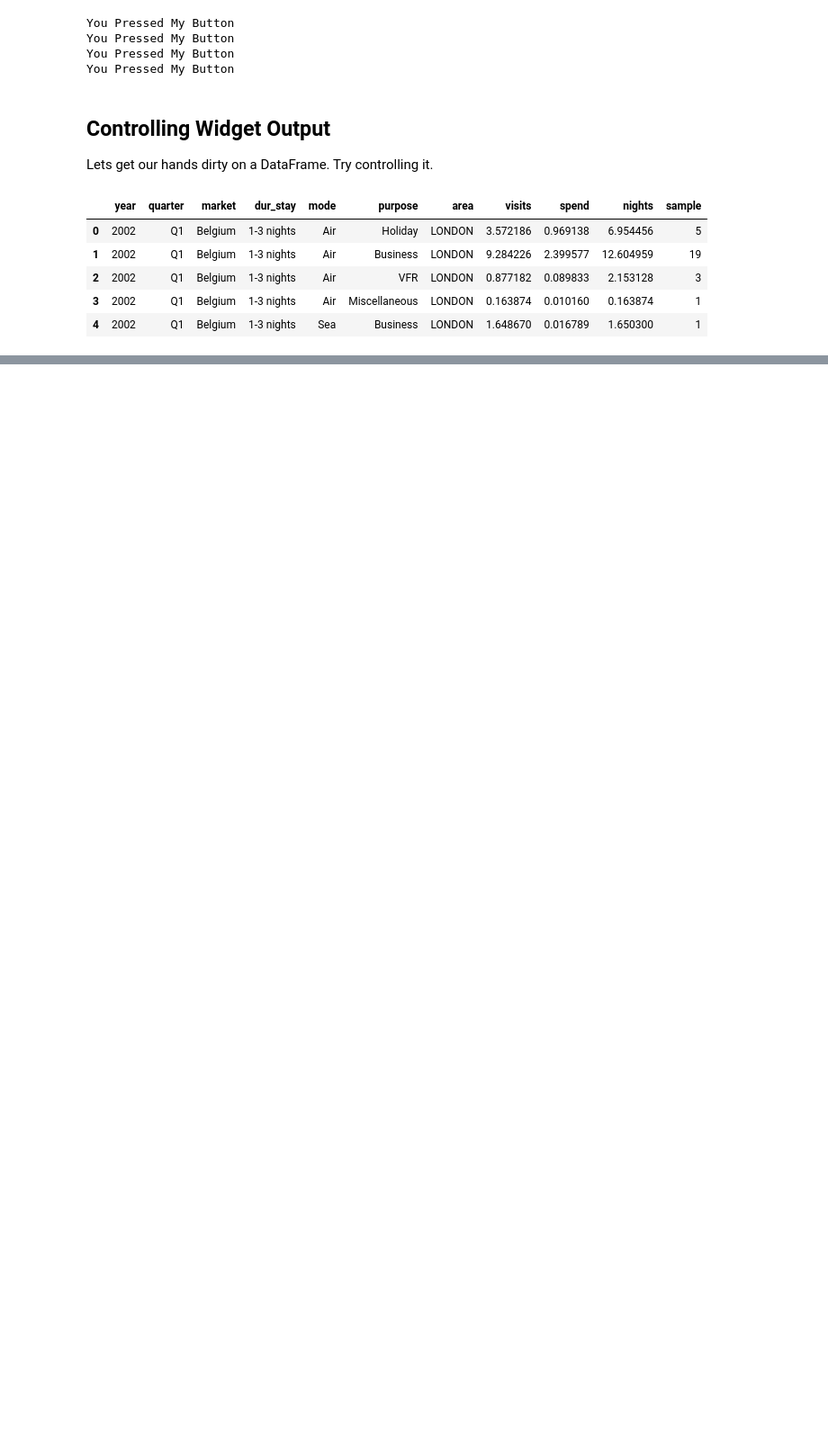
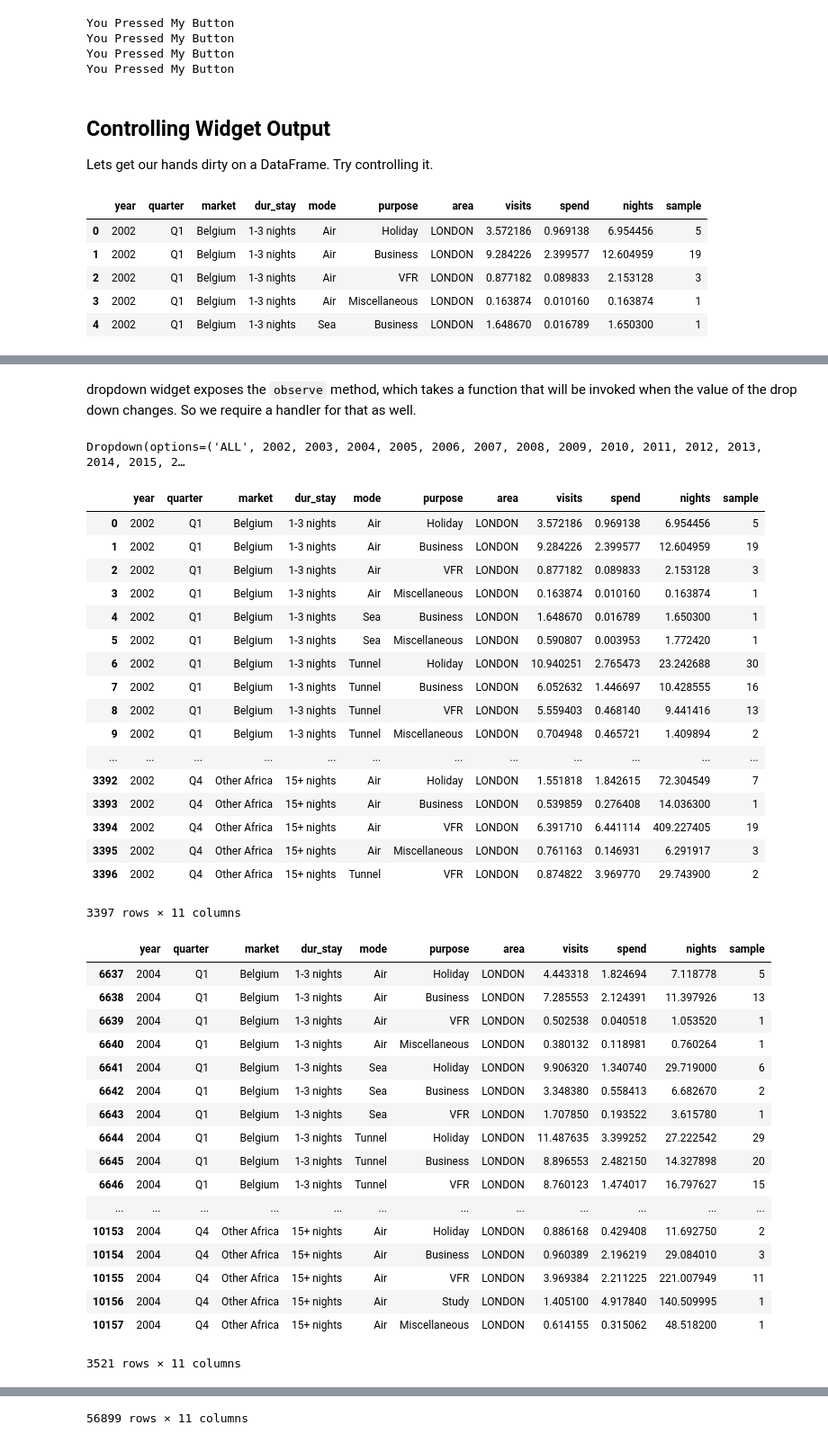
Before and after one commit to amitkan1995/21DaysOfMLCode, a Jupyter notebook: Day-11 Learning ipywidgets on Jupyter/widgets_handson.ipynb, the cells around one changed output, grey strips where cells are left out. Shown at 90% size. Drawn from its saved outputs; the diff is of its cells as text; code cells hidden in the pictures; blank space fills up the shorter version.

```diff
--- a/Day-11 Learning ipywidgets on Jupyter/widgets_handson.ipynb
+++ b/Day-11 Learning ipywidgets on Jupyter/widgets_handson.ipynb
@@ -112,0 +119,13 @@ df_london.head()
+# %%
+ALL = 'ALL'
+
+def unique_sorted_values_plus_ALL(arr):
+    unique = arr.unique().tolist()
+    unique.sort()
+    unique.insert(0,ALL)
+    return unique
+# %%
+## Lets Create a dropdown
+dropdown_year = widgets.Dropdown(options = unique_sorted_values_plus_ALL(df_london.year))
+# %% [markdown]
+ dropdown widget exposes the `observe` method, which takes a function that will be invoked when the value of the drop down changes. So we require a handler for that as well.
@@ -112,0 +142,41 @@ df_london.head()
+# %%
+# Lets try
+display(dropdown_year)
+# %% [output]
+Dropdown(options=('ALL', 2002, 2003, 2004, 2005, 2006, 2007, 2008, 2009, 2010, 2011, 2012, 2013, 2014, 2015, 2…
+|  | year | quarter | market | dur_stay | mode | purpose | area | visits | spend | nights | sample |
+| 0 | 2002 | Q1 | Belgium | 1-3 nights | Air | Holiday | LONDON | 3.572186 | 0.969138 | 6.954456 | 5 |
+| 1 | 2002 | Q1 | Belgium | 1-3 nights | Air | Business | LONDON | 9.284226 | 2.399577 | 12.604959 | 19 |
+| 2 | 2002 | Q1 | Belgium | 1-3 nights | Air | VFR | LONDON | 0.877182 | 0.089833 | 2.153128 | 3 |
+| 3 | 2002 | Q1 | Belgium | 1-3 nights | Air | Miscellaneous | LONDON | 0.163874 | 0.010160 | 0.163874 | 1 |
+| 4 | 2002 | Q1 | Belgium | 1-3 nights | Sea | Business | LONDON | 1.648670 | 0.016789 | 1.650300 | 1 |
+| 5 | 2002 | Q1 | Belgium | 1-3 nights | Sea | Miscellaneous | LONDON | 0.590807 | 0.003953 | 1.772420 | 1 |
+| 6 | 2002 | Q1 | Belgium | 1-3 nights | Tunnel | Holiday | LONDON | 10.940251 | 2.765473 | 23.242688 | 30 |
+| 7 | 2002 | Q1 | Belgium | 1-3 nights | Tunnel | Business | LONDON | 6.052632 | 1.446697 | 10.428555 | 16 |
+| 8 | 2002 | Q1 | Belgium | 1-3 nights | Tunnel | VFR | LONDON | 5.559403 | 0.468140 | 9.441416 | 13 |
+| 9 | 2002 | Q1 | Belgium | 1-3 nights | Tunnel | Miscellaneous | LONDON | 0.704948 | 0.465721 | 1.409894 | 2 |
+| ... | ... | ... | ... | ... | ... | ... | ... | ... | ... | ... | ... |
+| 3392 | 2002 | Q4 | Other Africa | 15+ nights | Air | Holiday | LONDON | 1.551818 | 1.842615 | 72.304549 | 7 |
+| 3393 | 2002 | Q4 | Other Africa | 15+ nights | Air | Business | LONDON | 0.539859 | 0.276408 | 14.036300 | 1 |
+| 3394 | 2002 | Q4 | Other Africa | 15+ nights | Air | VFR | LONDON | 6.391710 | 6.441114 | 409.227405 | 19 |
+| 3395 | 2002 | Q4 | Other Africa | 15+ nights | Air | Miscellaneous | LONDON | 0.761163 | 0.146931 | 6.291917 | 3 |
+| 3396 | 2002 | Q4 | Other Africa | 15+ nights | Tunnel | VFR | LONDON | 0.874822 | 3.969770 | 29.743900 | 2 |
+3397 rows × 11 columns
+|  | year | quarter | market | dur_stay | mode | purpose | area | visits | spend | nights | sample |
+| 6637 | 2004 | Q1 | Belgium | 1-3 nights | Air | Holiday | LONDON | 4.443318 | 1.824694 | 7.118778 | 5 |
+| 6638 | 2004 | Q1 | Belgium | 1-3 nights | Air | Business | LONDON | 7.285553 | 2.124391 | 11.397926 | 13 |
+| 6639 | 2004 | Q1 | Belgium | 1-3 nights | Air | VFR | LONDON | 0.502538 | 0.040518 | 1.053520 | 1 |
+| 6640 | 2004 | Q1 | Belgium | 1-3 nights | Air | Miscellaneous | LONDON | 0.380132 | 0.118981 | 0.760264 | 1 |
+| 6641 | 2004 | Q1 | Belgium | 1-3 nights | Sea | Holiday | LONDON | 9.906320 | 1.340740 | 29.719000 | 6 |
+| 6642 | 2004 | Q1 | Belgium | 1-3 nights | Sea | Business | LONDON | 3.348380 | 0.558413 | 6.682670 | 2 |
+| 6643 | 2004 | Q1 | Belgium | 1-3 nights | Sea | VFR | LONDON | 1.707850 | 0.193522 | 3.615780 | 1 |
+| 6644 | 2004 | Q1 | Belgium | 1-3 nights | Tunnel | Holiday | LONDON | 11.487635 | 3.399252 | 27.222542 | 29 |
+| 6645 | 2004 | Q1 | Belgium | 1-3 nights | Tunnel | Business | LONDON | 8.896553 | 2.482150 | 14.327898 | 20 |
+| 6646 | 2004 | Q1 | Belgium | 1-3 nights | Tunnel | VFR | LONDON | 8.760123 | 1.474017 | 16.797627 | 15 |
+| ... | ... | ... | ... | ... | ... | ... | ... | ... | ... | ... | ... |
+| 10153 | 2004 | Q4 | Other Africa | 15+ nights | Air | Holiday | LONDON | 0.886168 | 0.429408 | 11.692750 | 2 |
+| 10154 | 2004 | Q4 | Other Africa | 15+ nights | Air | Business | LONDON | 0.960389 | 2.196219 | 29.084010 | 3 |
+| 10155 | 2004 | Q4 | Other Africa | 15+ nights | Air | VFR | LONDON | 3.969384 | 2.211225 | 221.007949 | 11 |
+| 10156 | 2004 | Q4 | Other Africa | 15+ nights | Air | Study | LONDON | 1.405100 | 4.917840 | 140.509995 | 1 |
+| 10157 | 2004 | Q4 | Other Africa | 15+ nights | Air | Miscellaneous | LONDON | 0.614155 | 0.315062 | 48.518200 | 1 |
+3521 rows × 11 columns
@@ -112,0 +200 @@ df_london.head()
+56899 rows × 11 columns
```
Also changed, not shown: parts of 7 cells of this notebook.
